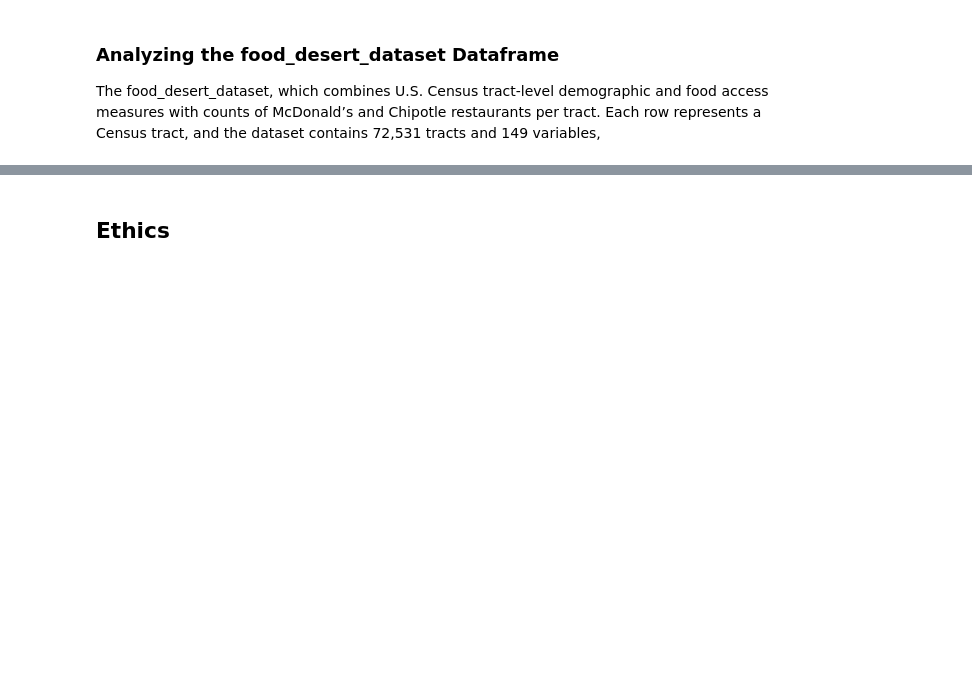
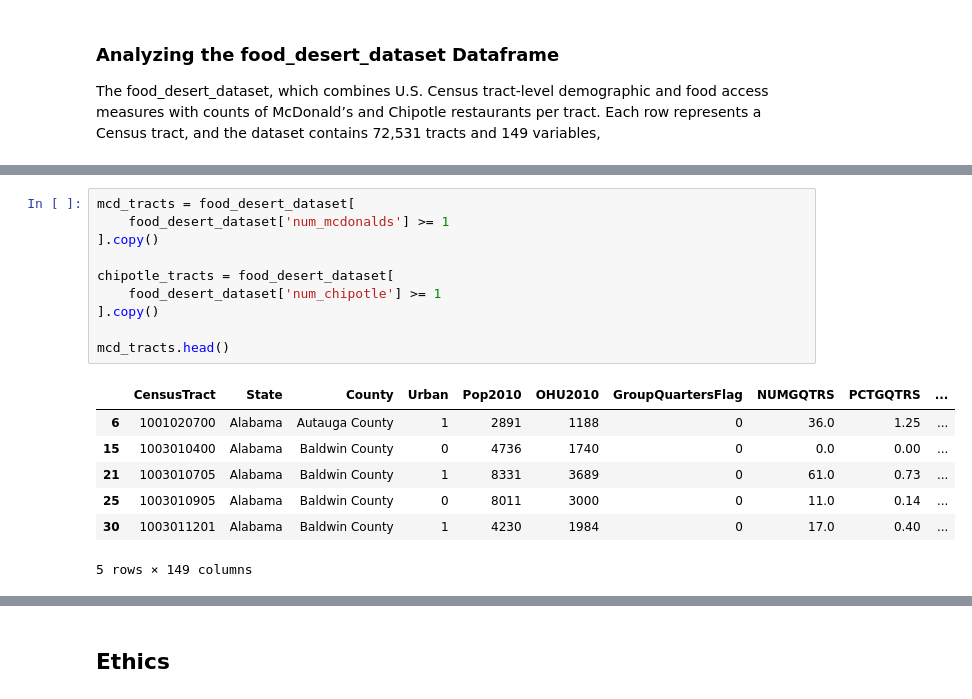
Before and after one commit to COGS108/Group085_WI26, a Jupyter notebook: 02-EDACheckpoint.ipynb, the cells around one changed output, grey strips where cells are left out. Drawn from its saved outputs; the diff is of its cells as text; blank space fills up the shorter version.

```diff
--- a/02-EDACheckpoint.ipynb
+++ b/02-EDACheckpoint.ipynb
@@ -419,0 +463,18 @@ Some more words and stuff.  Remember notebooks work best if you interleave the c
+# %%
+mcd_tracts = food_desert_dataset[
+    food_desert_dataset['num_mcdonalds'] >= 1
+].copy()
+
+chipotle_tracts = food_desert_dataset[
+    food_desert_dataset['num_chipotle'] >= 1
+].copy()
+
+mcd_tracts.head()
+# %% [output]
+|  | CensusTract | State | County | Urban | Pop2010 | OHU2010 | GroupQuartersFlag | NUMGQTRS | PCTGQTRS | ... |
+| 6 | 1001020700 | Alabama | Autauga County | 1 | 2891 | 1188 | 0 | 36.0 | 1.25 | ... |
+| 15 | 1003010400 | Alabama | Baldwin County | 0 | 4736 | 1740 | 0 | 0.0 | 0.00 | ... |
+| 21 | 1003010705 | Alabama | Baldwin County | 1 | 8331 | 3689 | 0 | 61.0 | 0.73 | ... |
+| 25 | 1003010905 | Alabama | Baldwin County | 0 | 8011 | 3000 | 0 | 11.0 | 0.14 | ... |
+| 30 | 1003011201 | Alabama | Baldwin County | 1 | 4230 | 1984 | 0 | 17.0 | 0.40 | ... |
+5 rows × 149 columns
```
Also changed, not shown: parts of 27 cells of this notebook.
